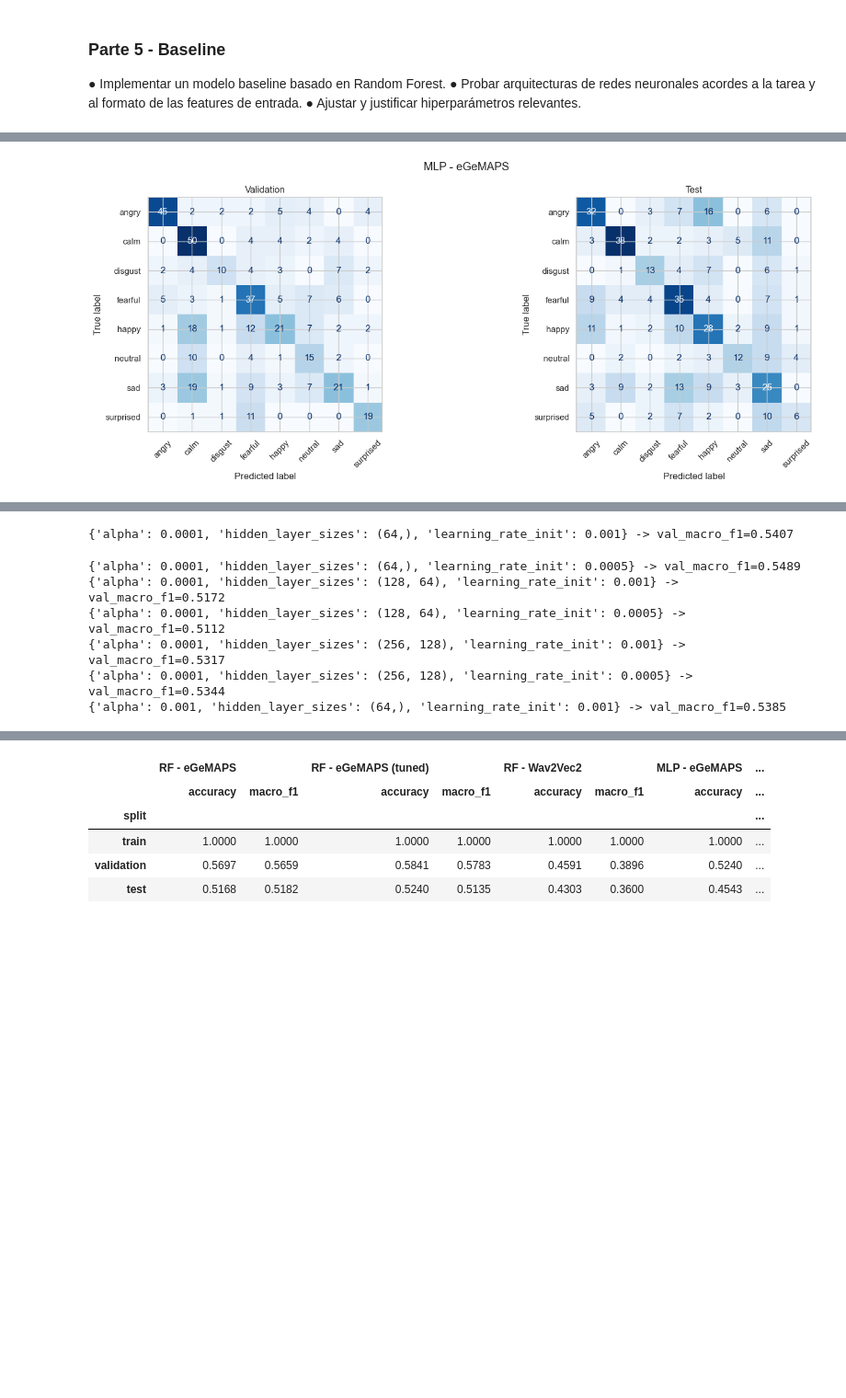
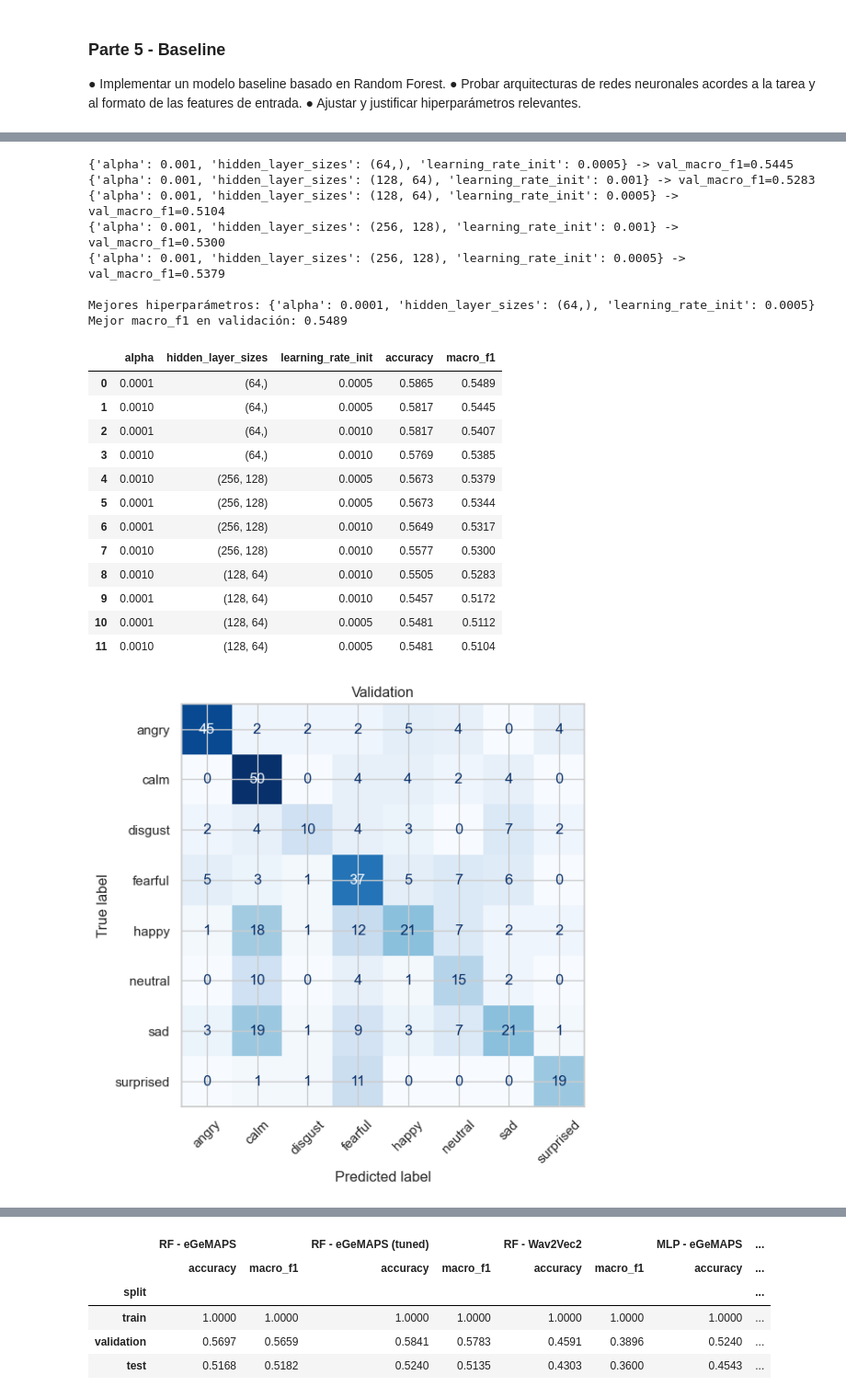
Before and after one commit to pjuls/Proyecto-Final---ML, a Jupyter notebook: notebooks/00_proyecto_final.ipynb, the cells around one changed output, grey strips where cells are left out. Shown at 92% size. Drawn from its saved outputs; the diff is of its cells as text; code cells hidden in the pictures; blank space fills up the shorter version.

```diff
--- a/notebooks/00_proyecto_final.ipynb
+++ b/notebooks/00_proyecto_final.ipynb
@@ -1093,48 +1011,18 @@ weighted avg      0.537   0.524     0.517  416.000
 # %%
 
-# MLP baseline (eGeMAPS y Wav2Vec2)
 # al MLP no le pasamos feature_cols porque no tiene feature_importances_
 
-mlp_egemaps, metrics_mlp_egemaps = run_model(
-    build_mlp(),
-    X_train1, y_train1, X_val1, y_val1, X_test1, y_test1,
-    nombre_modelo="MLP",
-    nombre_features="eGeMAPS",
+# MLP baseline egemaps
+mlp_egemaps = build_mlp()
+mlp_egemaps = train_model(mlp_egemaps, X_train1, y_train1)
+
+metrics_mlp_egemaps_train_val = evaluate_model(
+    mlp_egemaps, X_train1, y_train1, X_val1, y_val1,
+    nombre_modelo="MLP", nombre_features="eGeMAPS",
 )
-
-mlp_wav2vec, metrics_mlp_wav2vec = run_model(
-    build_mlp(),
-    X_train2, y_train2, X_val2, y_val2, X_test2, y_test2,
-    nombre_modelo="MLP",
-    nombre_features="Wav2Vec2",
+metrics_mlp_egemaps_test = evaluate_test(
+    mlp_egemaps, y_train1, X_test1, y_test1, nombre_features="eGeMAPS",
 )
-
-
-
-
-#  Tuning de hiperparámetros - MLP
-#    Arquitecturas más grandes para Wav2Vec2 porque tiene muchas más dimensiones de entrada que eGeMAPS (embeddings vs features acústicas de bajo nivel).
-
-mlp_param_grid = {
-    "hidden_layer_sizes": [(64,), (128, 64), (256, 128)],
-    "alpha": [1e-4, 1e-3],
-    "learning_rate_init": [1e-3, 5e-4],
-}
-
-best_mlp_wav2vec, mlp_search_results_wav2vec = tune_hyperparameters(
-    build_mlp,
-    mlp_param_grid,
-    X_train2, y_train2, X_val2, y_val2,
-    scoring="macro_f1",
-)
-
-display(mlp_search_results_wav2vec.round(4))
-
-_, metrics_mlp_wav2vec_tuned = run_model(
-    best_mlp_wav2vec,
-    X_train2, y_train2, X_val2, y_val2, X_test2, y_test2,
-    nombre_modelo="MLP (tuned)",
-    nombre_features="Wav2Vec2",
-)
+metrics_mlp_egemaps = pd.concat([metrics_mlp_egemaps_train_val, metrics_mlp_egemaps_test])
 # %% [output]
 MLP - eGeMAPS
@@ -1158 +1051,22 @@ weighted avg      0.471   0.454     0.454  416.000
+{'alpha': 0.001, 'hidden_layer_sizes': (64,), 'learning_rate_init': 0.0005} -> val_macro_f1=0.5445
+{'alpha': 0.001, 'hidden_layer_sizes': (128, 64), 'learning_rate_init': 0.001} -> val_macro_f1=0.5283
+{'alpha': 0.001, 'hidden_layer_sizes': (128, 64), 'learning_rate_init': 0.0005} -> val_macro_f1=0.5104
+{'alpha': 0.001, 'hidden_layer_sizes': (256, 128), 'learning_rate_init': 0.001} -> val_macro_f1=0.5300
+{'alpha': 0.001, 'hidden_layer_sizes': (256, 128), 'learning_rate_init': 0.0005} -> val_macro_f1=0.5379
+
+Mejores hiperparámetros: {'alpha': 0.0001, 'hidden_layer_sizes': (64,), 'learning_rate_init': 0.0005}
+Mejor macro_f1 en validación: 0.5489
+|  | alpha | hidden_layer_sizes | learning_rate_init | accuracy | macro_f1 |
+| 0 | 0.0001 | (64,) | 0.0005 | 0.5865 | 0.5489 |
+| 1 | 0.0010 | (64,) | 0.0005 | 0.5817 | 0.5445 |
+| 2 | 0.0001 | (64,) | 0.0010 | 0.5817 | 0.5407 |
+| 3 | 0.0010 | (64,) | 0.0010 | 0.5769 | 0.5385 |
+| 4 | 0.0010 | (256, 128) | 0.0005 | 0.5673 | 0.5379 |
+| 5 | 0.0001 | (256, 128) | 0.0005 | 0.5673 | 0.5344 |
+| 6 | 0.0001 | (256, 128) | 0.0010 | 0.5649 | 0.5317 |
+| 7 | 0.0010 | (256, 128) | 0.0010 | 0.5577 | 0.5300 |
+| 8 | 0.0010 | (128, 64) | 0.0010 | 0.5505 | 0.5283 |
+| 9 | 0.0001 | (128, 64) | 0.0010 | 0.5457 | 0.5172 |
+| 10 | 0.0001 | (128, 64) | 0.0005 | 0.5481 | 0.5112 |
+| 11 | 0.0010 | (128, 64) | 0.0005 | 0.5481 | 0.5104 |
-[figure, old version]
+[figure, new version]
@@ -1177,7 +1073,0 @@ weighted avg      0.548   0.550     0.540   416.00
-{'alpha': 0.0001, 'hidden_layer_sizes': (64,), 'learning_rate_init': 0.001} -> val_macro_f1=0.5407
-{'alpha': 0.0001, 'hidden_layer_sizes': (64,), 'learning_rate_init': 0.0005} -> val_macro_f1=0.5489
-{'alpha': 0.0001, 'hidden_layer_sizes': (128, 64), 'learning_rate_init': 0.001} -> val_macro_f1=0.5172
-{'alpha': 0.0001, 'hidden_layer_sizes': (128, 64), 'learning_rate_init': 0.0005} -> val_macro_f1=0.5112
-{'alpha': 0.0001, 'hidden_layer_sizes': (256, 128), 'learning_rate_init': 0.001} -> val_macro_f1=0.5317
-{'alpha': 0.0001, 'hidden_layer_sizes': (256, 128), 'learning_rate_init': 0.0005} -> val_macro_f1=0.5344
-{'alpha': 0.001, 'hidden_layer_sizes': (64,), 'learning_rate_init': 0.001} -> val_macro_f1=0.5385
```
Also changed, not shown: parts of 12 cells of this notebook, 1 other file.
